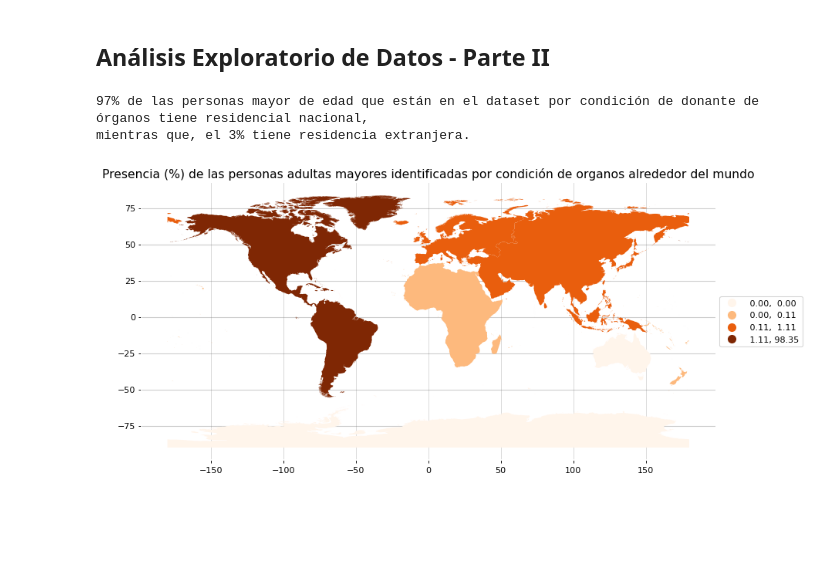
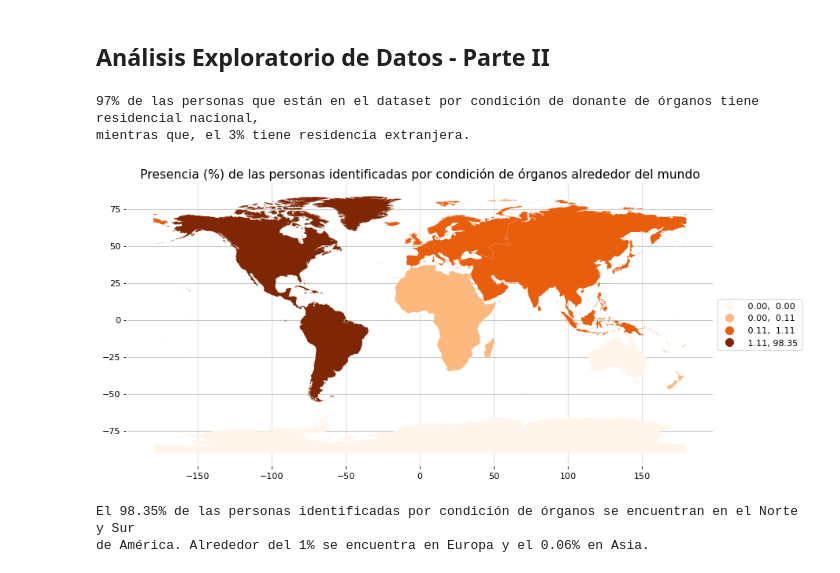
Before and after one commit to SebastianUrdaneguiBisalaya/Analisis-Donantes-RENIEC, a Jupyter notebook: analisis.ipynb, the cells around one changed output. Saved outputs shown, nothing was run; the diff lists cells and outputs as text; code cells hidden in the pictures; blank space fills up the shorter version.

```diff
--- a/analisis.ipynb
+++ b/analisis.ipynb
@@ -164,10 +164,10 @@ fig = px.pie(df1, values="% Personas Residencia" ,names=df1.index,
              title = u'Distribucion porcentual de las personas con residencia nacional y extranjera')
 fig.update_layout(title_font=dict(size=14), title_x=0.1)
 fig.show('svg')
-print('''97% de las personas mayor de edad que están en el dataset por condición de donante de órganos tiene residencial nacional,
+print('''97% de las personas que están en el dataset por condición de donante de órganos tiene residencial nacional,
 mientras que, el 3% tiene residencia extranjera.''')
 # %% [output]
-97% de las personas mayor de edad que están en el dataset por condición de donante de órganos tiene residencial nacional,
+97% de las personas que están en el dataset por condición de donante de órganos tiene residencial nacional,
 mientras que, el 3% tiene residencia extranjera.
 # %%
 df2 = pd.DataFrame(data.Continente.value_counts().apply(lambda x : round(x / data.Continente.count()*100,2))).reset_index()
@@ -186,20 +186,25 @@ df2_world = pd.merge(world, df2, on = 'CONTINENT', how = 'left').fillna(0)
 # %%
 fig, ax = plt.subplots(figsize = (12,8), dpi = 80)
 colors = cm.get_cmap('Oranges')
 df2_world.plot(ax = ax, column = '%',scheme='QUANTILES', k=4,
     cmap=colors,legend=True,legend_kwds={'loc': 'center left', 'bbox_to_anchor':(1,0.5)})
 ax.grid(which='major',alpha=0.5)
 for i in ['bottom', 'left']:
     ax.spines[i].set_color('white')
     ax.spines[i].set_linewidth(1.5)
 right_side = ax.spines["right"]
 right_side.set_visible(False)
 top_side = ax.spines["top"]
 top_side.set_visible(False)
 ax.set_axisbelow(True)
 ax.grid(color='gray', linewidth=1, axis='y', alpha=0.4)
-plt.title('Presencia (%) de las personas adultas mayores identificadas por condición de organos alrededor del mundo',
+plt.title('Presencia (%) de las personas identificadas por condición de órganos alrededor del mundo',
           size = 14)
 plt.show()
+print('''
+El 98.35% de las personas identificadas por condición de órganos se encuentran en el Norte y Sur
+de América. Alrededor del 1% se encuentra en Europa y el 0.06% en Asia.''')
 # %% [output]
-[figure, old version]
+[figure, new version]
+El 98.35% de las personas identificadas por condición de órganos se encuentran en el Norte y Sur
+de América. Alrededor del 1% se encuentra en Europa y el 0.06% en Asia.
```
Also changed, not shown: parts of 1 cell of this notebook, 2 other files.
